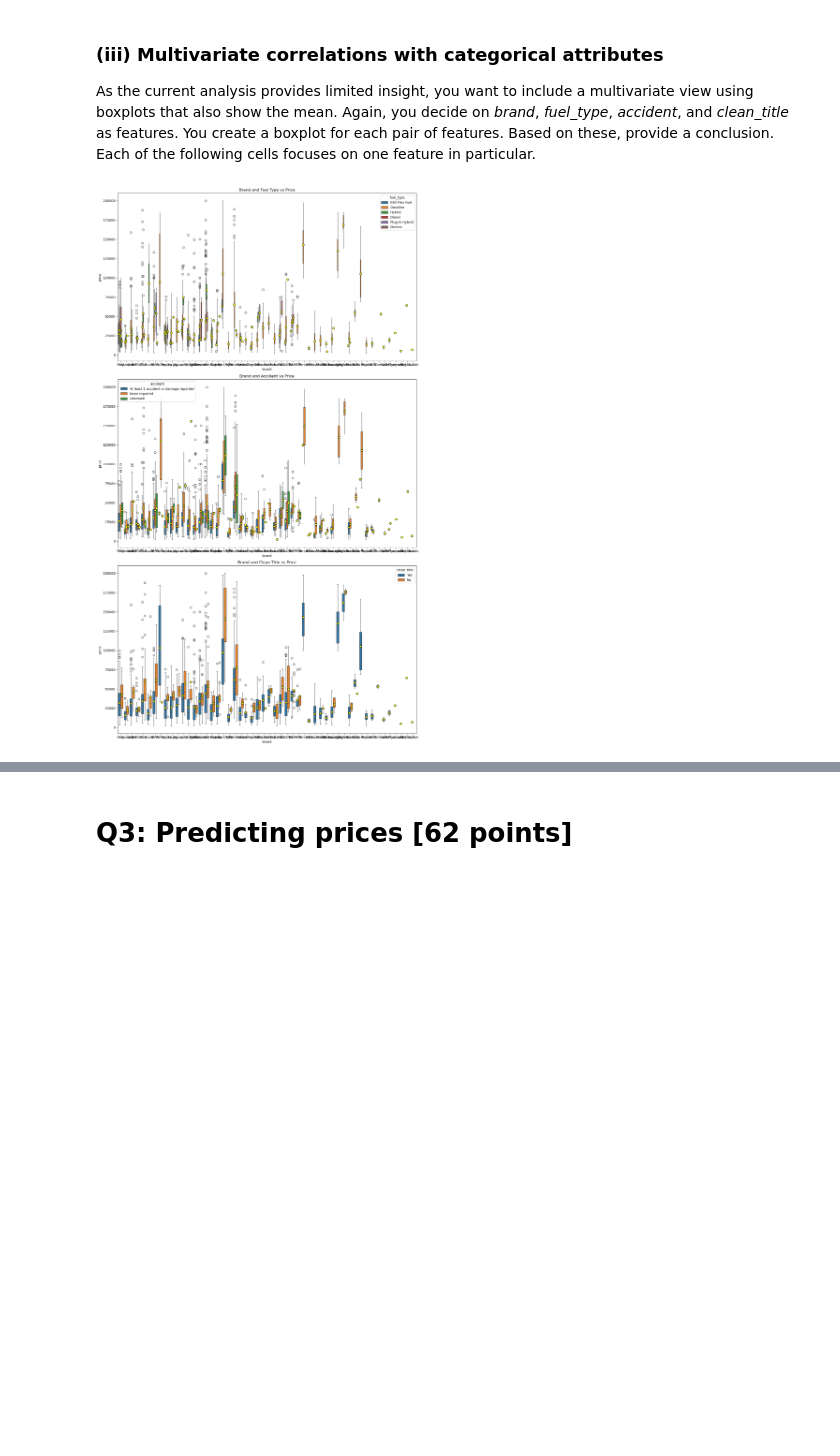
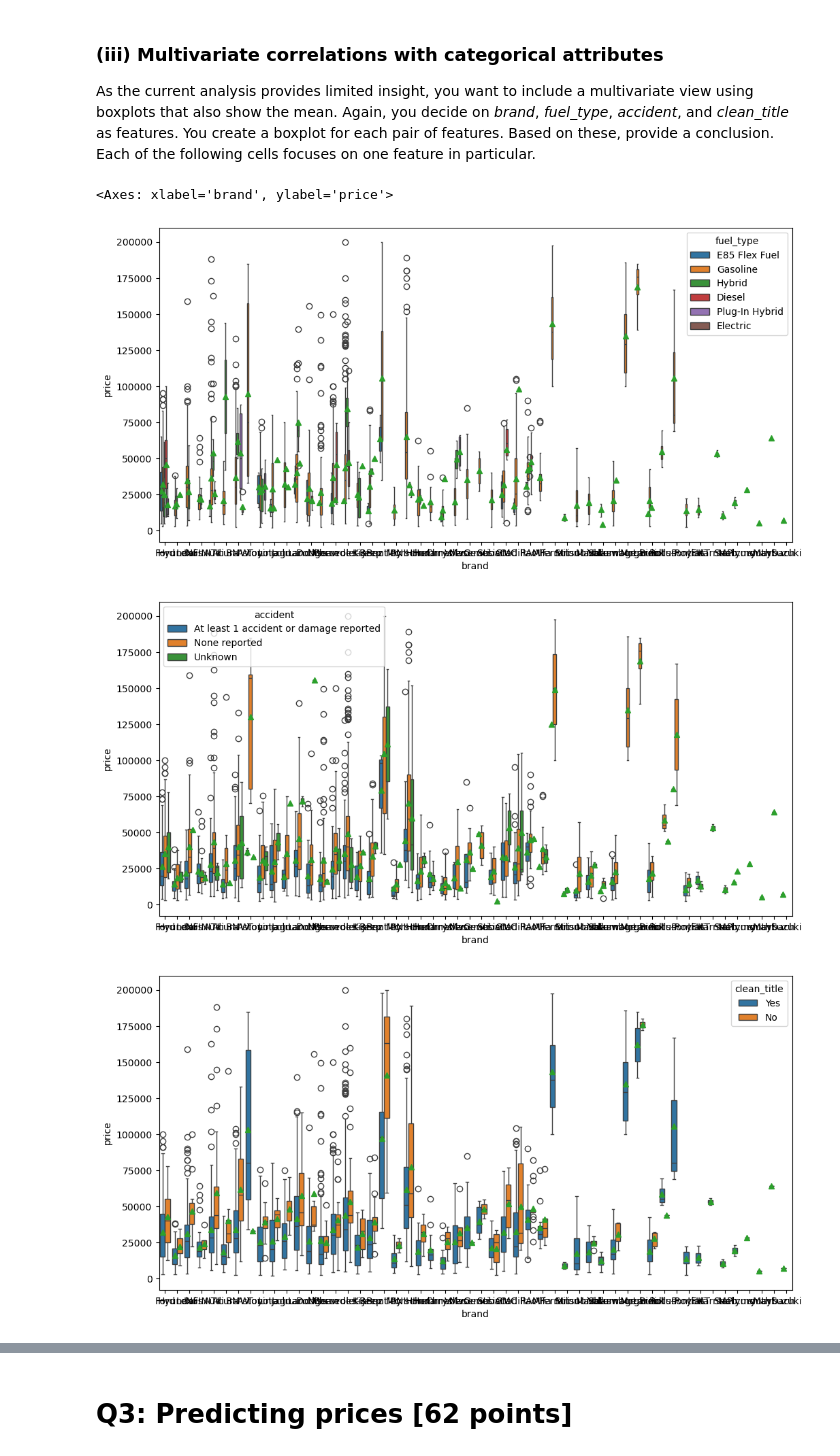
Before and after one commit to tianxj1996/IDS_ASS1, a Jupyter notebook: IDS_WS23_Assignment_part_1-student.ipynb, the cells around one changed output, grey strips where cells are left out. Cells and saved outputs as stored; diff of their text form; code cells hidden in the pictures; blank space fills up the shorter version.

```diff
--- a/IDS_WS23_Assignment_part_1-student.ipynb
+++ b/IDS_WS23_Assignment_part_1-student.ipynb
@@ -397,23 +406,21 @@ As the current analysis provides limited insight, you want to include a multivar
 # %%
 # Multivariate analysis for brand
 # Your code goes here
-f, axes = plt.subplots(3, 1, figsize=(14, 24), sharex=False)
+# Boxplot for Brand and Fuel Type vs. Price
+plt.figure(figsize=(12, 6))
+sns.boxplot(x='brand', y='price', hue='fuel_type', data=df, showmeans=True)
 
 
-sns.boxplot(x='brand', y='price', hue='fuel_type', data=df, ax=axes[0], showmeans=True,
-            meanprops={"marker":"o", "markerfacecolor":"yellow", "markeredgecolor":"black"})
-axes[0].set_title('Brand and Fuel Type vs Price')
+# Boxplot for Brand and Accident History vs. Price
+plt.figure(figsize=(12, 6))
+sns.boxplot(x='brand', y='price', hue='accident', data=df, showmeans=True)
 
 
-sns.boxplot(x='brand', y='price', hue='accident', data=df, ax=axes[1], showmeans=True,
-            meanprops={"marker":"o", "markerfacecolor":"yellow", "markeredgecolor":"black"})
-axes[1].set_title('Brand and Accident vs Price')
-
-
-sns.boxplot(x='brand', y='price', hue='clean_title', data=df, ax=axes[2], showmeans=True,
-            meanprops={"marker":"o", "markerfacecolor":"yellow", "markeredgecolor":"black"})
-axes[2].set_title('Brand and Clean Title vs Price')
-plt.tight_layout()
-plt.show()
+# Boxplot for Brand and Clean Title vs. Price
+plt.figure(figsize=(12, 6))
+sns.boxplot(x='brand', y='price', hue='clean_title', data=df, showmeans=True)
 # %% [output]
+<Axes: xlabel='brand', ylabel='price'>
-[figure, old version]
+[figure, new version]
+[figure, added]
+[figure, added]
```
Also changed, not shown: parts of 50 cells of this notebook.
